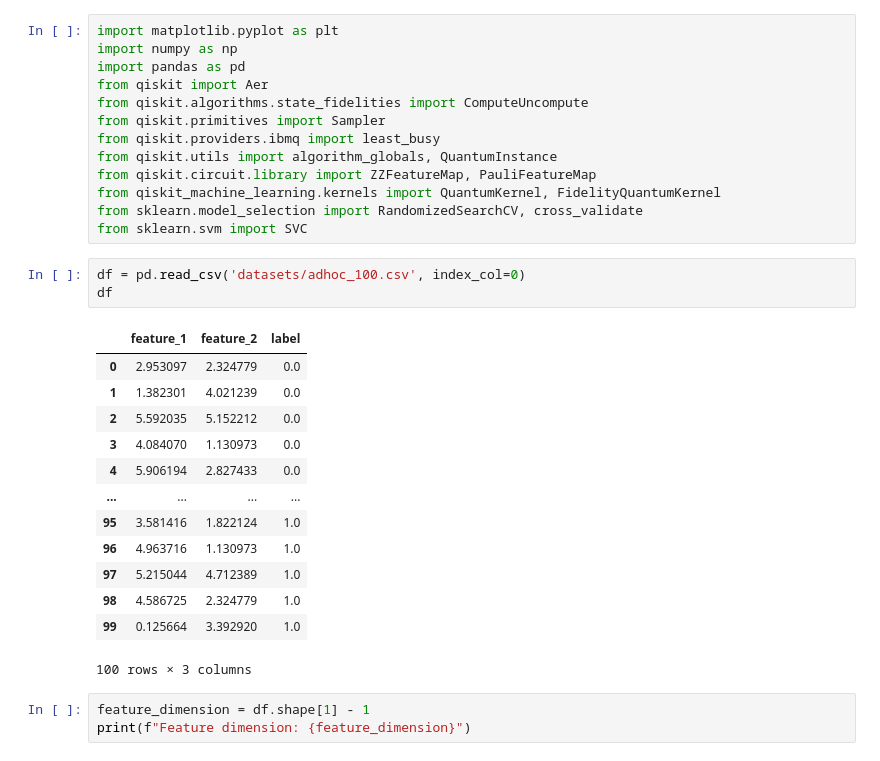
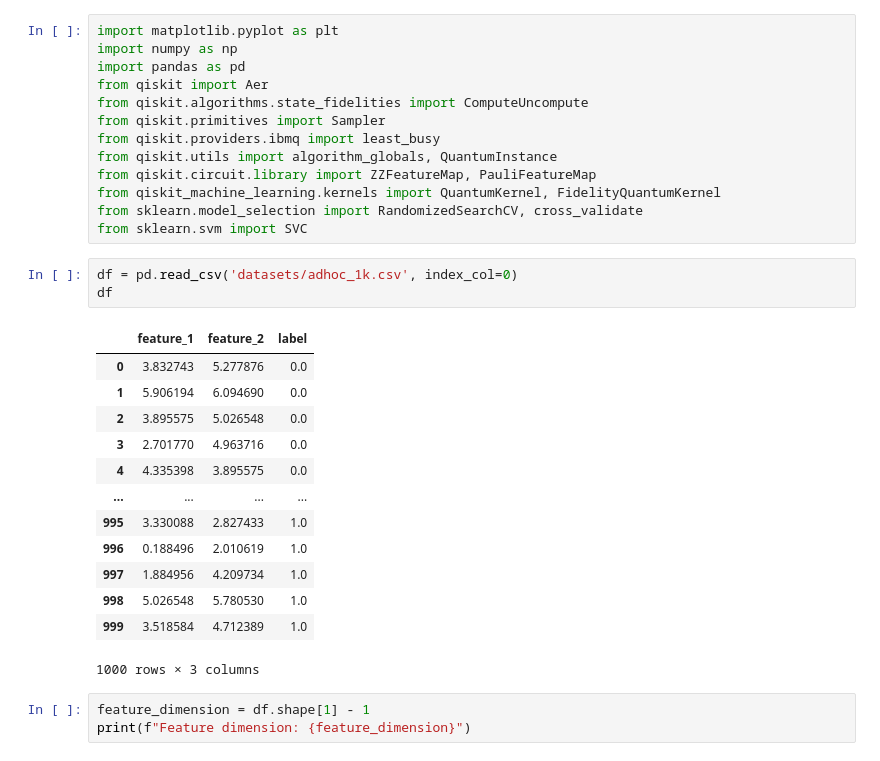
Before and after one commit to lukasbischof/qi-project, a Jupyter notebook: qsvm_adhoc.ipynb, the cells around one changed output. Drawn from its saved outputs; the diff is of its cells as text.

Commit message:
Better evaluation of adhoc

```diff
--- a/qsvm_adhoc.ipynb
+++ b/qsvm_adhoc.ipynb
@@ -15,22 +15,22 @@ from qiskit_machine_learning.kernels import QuantumKernel, FidelityQuantumKernel
 from sklearn.model_selection import RandomizedSearchCV, cross_validate
 from sklearn.svm import SVC
 # %%
-df = pd.read_csv('datasets/adhoc_100.csv', index_col=0)
+df = pd.read_csv('datasets/adhoc_1k.csv', index_col=0)
 df
 # %% [output]
 |  | feature_1 | feature_2 | label |
-| 0 | 2.953097 | 2.324779 | 0.0 |
-| 1 | 1.382301 | 4.021239 | 0.0 |
-| 2 | 5.592035 | 5.152212 | 0.0 |
-| 3 | 4.084070 | 1.130973 | 0.0 |
-| 4 | 5.906194 | 2.827433 | 0.0 |
+| 0 | 3.832743 | 5.277876 | 0.0 |
+| 1 | 5.906194 | 6.094690 | 0.0 |
+| 2 | 3.895575 | 5.026548 | 0.0 |
+| 3 | 2.701770 | 4.963716 | 0.0 |
+| 4 | 4.335398 | 3.895575 | 0.0 |
 | ... | ... | ... | ... |
-| 95 | 3.581416 | 1.822124 | 1.0 |
-| 96 | 4.963716 | 1.130973 | 1.0 |
-| 97 | 5.215044 | 4.712389 | 1.0 |
-| 98 | 4.586725 | 2.324779 | 1.0 |
-| 99 | 0.125664 | 3.392920 | 1.0 |
+| 995 | 3.330088 | 2.827433 | 1.0 |
+| 996 | 0.188496 | 2.010619 | 1.0 |
+| 997 | 1.884956 | 4.209734 | 1.0 |
+| 998 | 5.026548 | 5.780530 | 1.0 |
+| 999 | 3.518584 | 4.712389 | 1.0 |
-100 rows × 3 columns
+1000 rows × 3 columns
 # %%
 feature_dimension = df.shape[1] - 1
 print(f"Feature dimension: {feature_dimension}")
```
Also changed, not shown: parts of 9 cells of this notebook.
